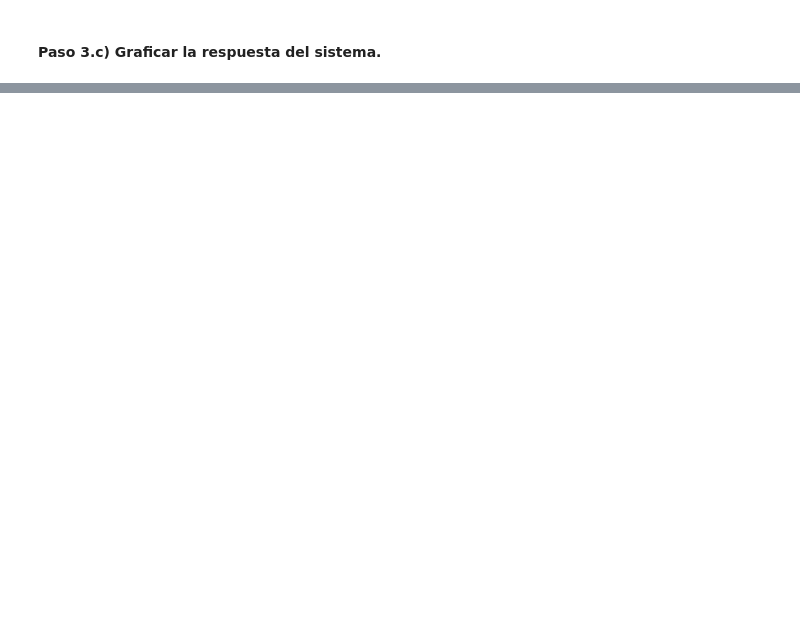
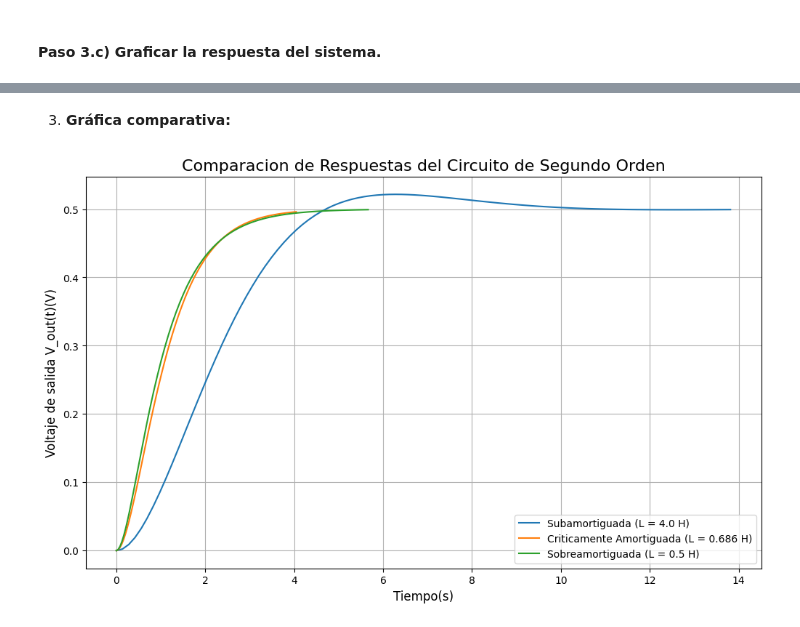
Before and after one commit to Ob1elV4Z/control-clasico, a Jupyter notebook: practicas/P_2_02_Respuestas_circuito_segundo_orden.ipynb, the cells around one changed output, grey strips where cells are left out. Drawn from its saved outputs; the diff is of its cells as text; code cells hidden in the pictures; blank space fills up the shorter version.

```diff
--- a/practicas/P_2_02_Respuestas_circuito_segundo_orden.ipynb
+++ b/practicas/P_2_02_Respuestas_circuito_segundo_orden.ipynb
@@ -173,0 +331,25 @@ Ahora que hemos analizado y simulado el caso subamortiguado, tu tarea es encontr
+# %% [markdown]
+3.  **Gráfica comparativa:**
+# %%
+# Comparativa de las 3 Graficas
+
+plt.figure(figsize=(12, 7))
+
+# Grafica de la respuesta subamortiguada (L = 4 H)
+plt.plot(t, vout_subamortiguado, label=f'Subamortiguada (L = {L:.1f} H)')
+
+# Grafica de la respuesta criticamente amortiguada (L ≈ 0.686 H)
+plt.plot(t_critico, vout_critico, label=f'Criticamente Amortiguada (L = {L_critico:.3f} H)')
+
+# Grafica de la respuesta sobreamortiguada (L = 0.5 H)
+plt.plot(t_sobre, vout_sobre, label=f'Sobreamortiguada (L = {L_sobre:.1f} H)')
+
+# Títulos y etiquetas
+plt.title('Comparacion de Respuestas del Circuito de Segundo Orden', fontsize=16)
+plt.xlabel('Tiempo(s)', fontsize=12)
+plt.ylabel('Voltaje de salida V_out(t)(V)', fontsize=12)
+plt.legend()
+plt.grid(True)
+plt.show()
+# %% [output]
+[figure, added]
```
Also changed, not shown: parts of 8 cells of this notebook.
